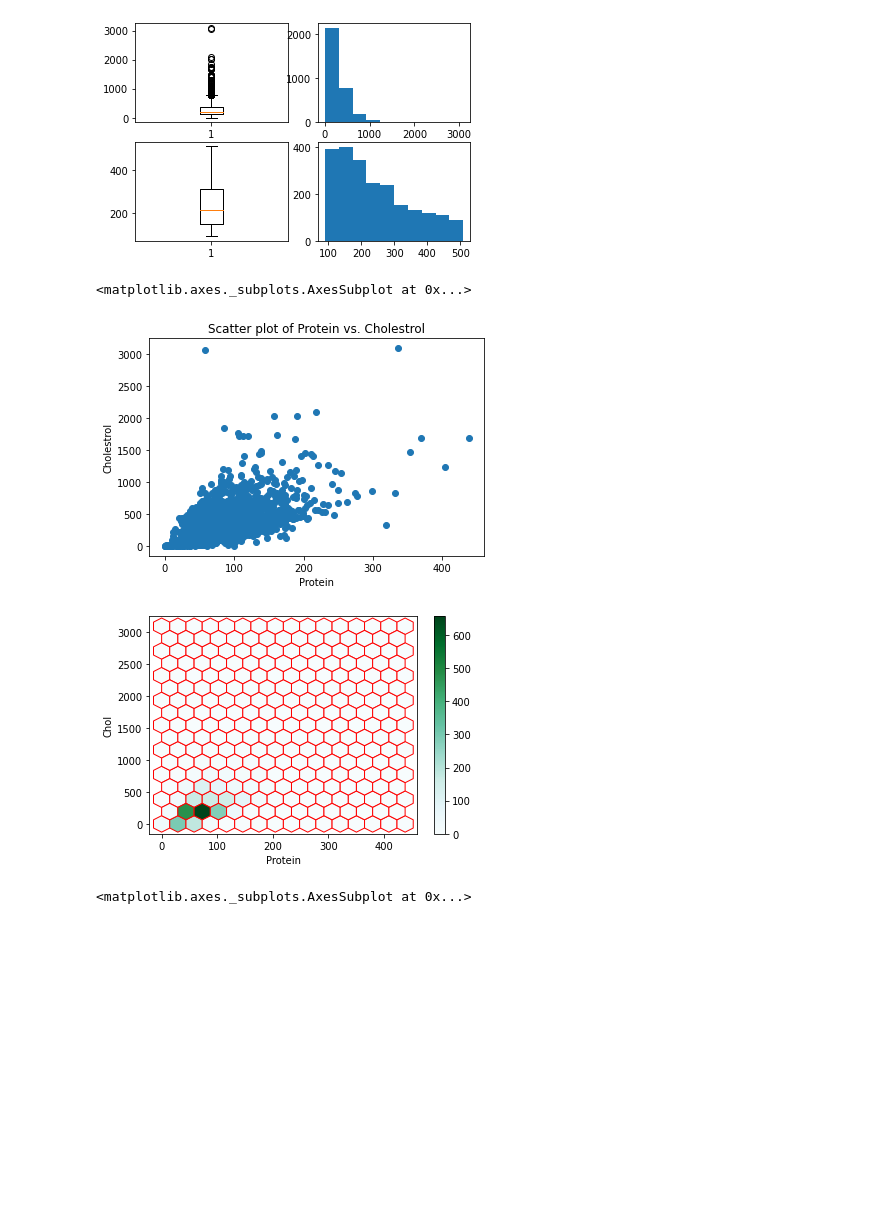
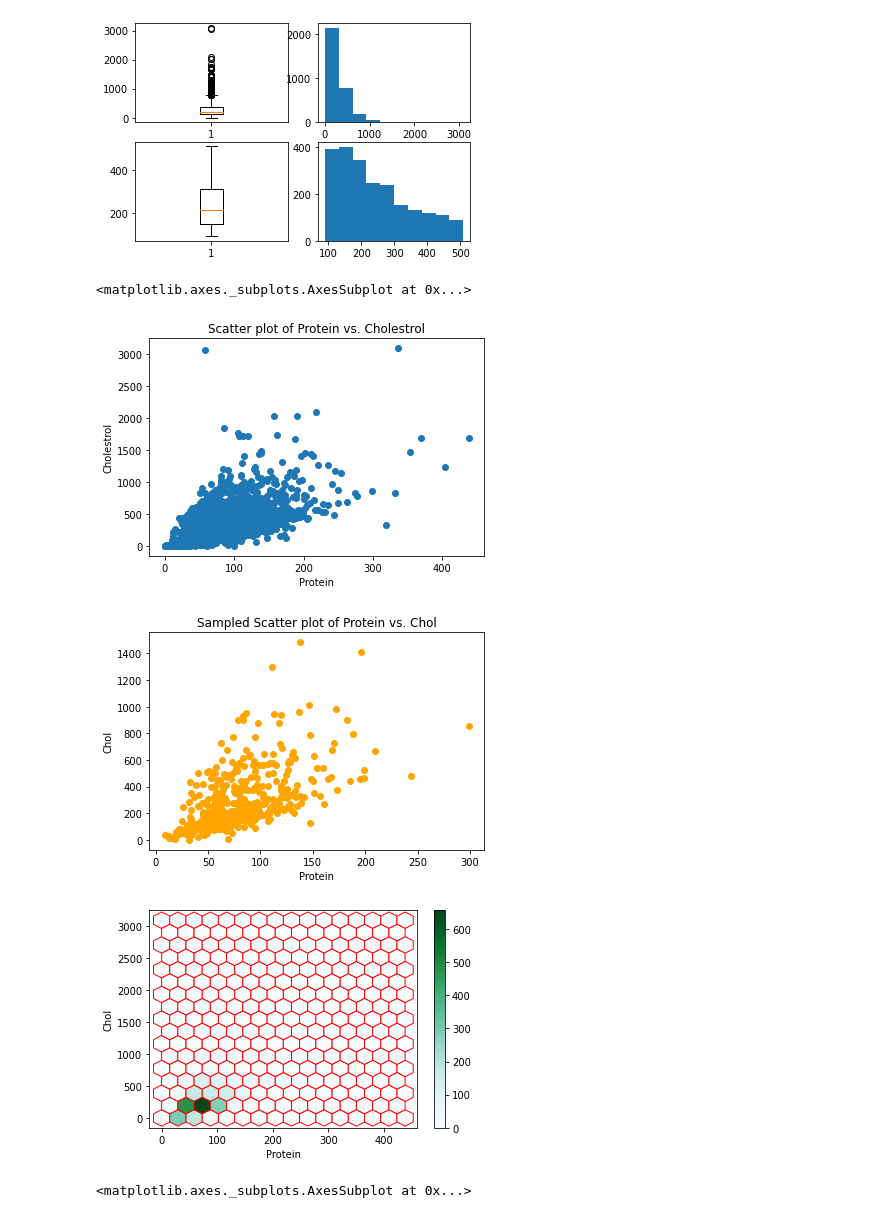
Before and after one commit to anaaparamesh/Week1_Public, a Jupyter notebook: Notebooks/02_Pandas_and_Matplotlib/Matplotlib_Exercise.ipynb, the cells around one changed output. Saved outputs shown, nothing was run; the diff lists cells and outputs as text; code cells hidden in the pictures; blank space fills up the shorter version.

Commit message:
#added random sample of 500, reducing data points making correlation a little bit more clear #fig1 and fig2 within notebook, fig 1 again in another notebook should be fine

```diff
--- a/Notebooks/02_Pandas_and_Matplotlib/Matplotlib_Exercise.ipynb
+++ b/Notebooks/02_Pandas_and_Matplotlib/Matplotlib_Exercise.ipynb
@@ -129,21 +129,35 @@ plt.hist(more_Normal(data,"Chol"))
 # %%
 """Conduct a Bivariate Analysis for Protein and Chol. What is familar about this compared to the tutorial? What is another
 way to deal with overplotting other than the Hex plot? Create two data visualizations, one that shows the overplotting, the other that
 resolves this issue. After you are done, play around with the sns.kdeplot function or try to create a 3D graph to reduce the effects of overplotting."""
 
 ## YOUR CODE HERE
 x = data["Protein"]
 y = data["Chol"]
+plt.figure(0)
 plt.scatter(x, y)
 plt.xlabel("Protein")
 plt.ylabel("Cholestrol")
 plt.title("Scatter plot of Protein vs. Cholestrol")
 
+#added random sample of 500, reducing data points making correlation a little bit more clear
+#fig1 and fig2 within notebook, fig 1 again in another notebook should be fine
+rand_samp = data.sample(500)
+x = rand_samp["Protein"]
+y = rand_samp["Chol"]
+plt.figure(1)
+plt.scatter(x, y, color = "orange")
+plt.xlabel("Protein")
+plt.ylabel("Chol")
+plt.title("Sampled Scatter plot of Protein vs. Chol")
+
+
 data.plot.hexbin(x = "Protein", y = "Chol", gridsize = 15, ec = "r", sharex=False)
 # %% [output]
 <matplotlib.axes._subplots.AxesSubplot at 0x...>
 [figure]
-[figure, old version]
+[figure, new version]
+[figure, added]
 # %%
 sns.kdeplot(data["Protein"], data["Chol"], cmap="Reds", shade=True, clip=(0, 300))
 # %% [output]
```
